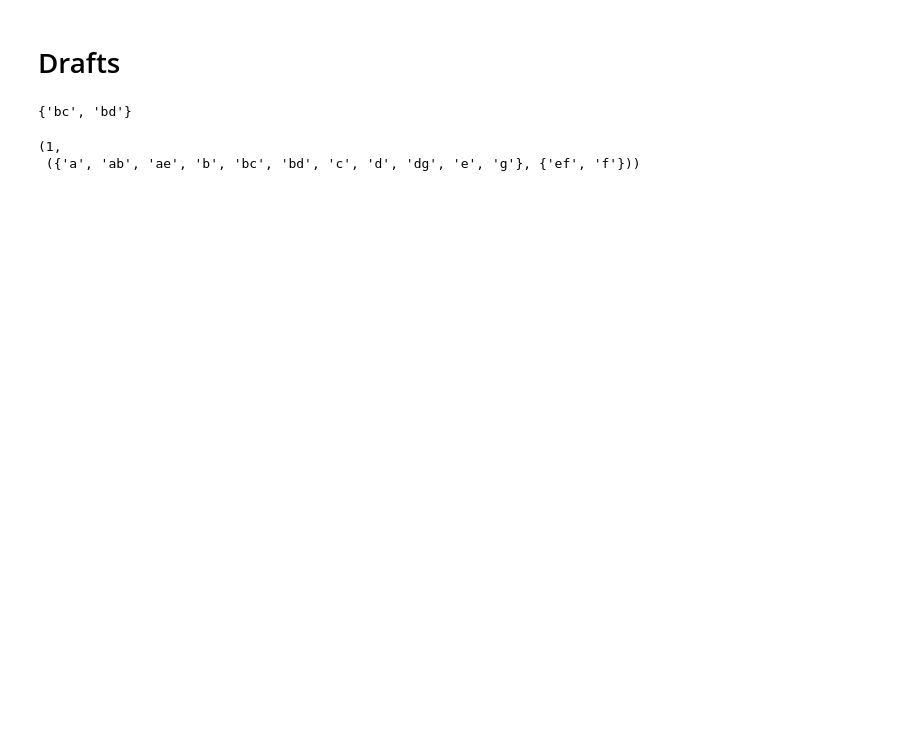
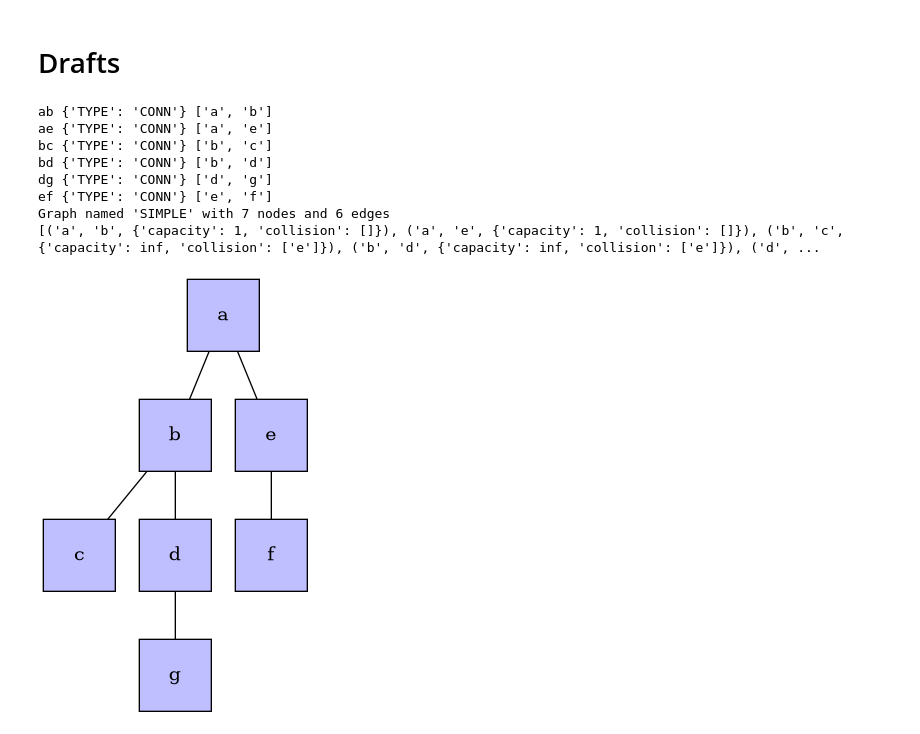
Before and after one commit to ArdooTala/Recon_Clustering, a Jupyter notebook: src/process.ipynb, the cells around one changed output. Cells and saved outputs as stored; diff of their text form; code cells hidden in the pictures; blank space fills up the shorter version.

```diff
--- a/src/process.ipynb
+++ b/src/process.ipynb
@@ -134,16 +76,7 @@ range(0, 3)
 # %% [markdown]
 # Drafts
-# %%
-nx.minimum_node_cut(assembly, "d", "e")
-# %% [output]
-{'bc', 'bd'}
 # %%
 kir = assembly.copy()
 
 for e in kir.edges:
     kir[e[0]][e[1]]['capacity'] = 1
-# %%
-nx.minimum_cut(kir, 'b', 'ef')
-# %% [output]
-(1,
- ({'a', 'ab', 'ae', 'b', 'bc', 'bd', 'c', 'd', 'dg', 'e', 'g'}, {'ef', 'f'}))
@@ -149,0 +85,24 @@ nx.minimum_cut(kir, 'b', 'ef')
+# %%
+assembly_simple = assembly.copy()
+
+for node, data in assembly.nodes.data():
+    if data['TYPE'] == 'CONN':
+        print(node, data, list(assembly.predecessors(node)))
+        assembly_simple.remove_node(node)
+        cap = float('inf') if assembly.out_degree[node] else 1
+        assembly_simple.add_edge(*assembly.predecessors(node), capacity=cap, collision=list(assembly.neighbors(node)))
+
+assembly_simple = assembly_simple.to_undirected()
+print(assembly_simple)
+print(assembly_simple.edges.data())
+vis_graph(assembly_simple)
+# %% [output]
+ab {'TYPE': 'CONN'} ['a', 'b']
+ae {'TYPE': 'CONN'} ['a', 'e']
+bc {'TYPE': 'CONN'} ['b', 'c']
+bd {'TYPE': 'CONN'} ['b', 'd']
+dg {'TYPE': 'CONN'} ['d', 'g']
+ef {'TYPE': 'CONN'} ['e', 'f']
+Graph named 'SIMPLE' with 7 nodes and 6 edges
+[('a', 'b', {'capacity': 1, 'collision': []}), ('a', 'e', {'capacity': 1, 'collision': []}), ('b', 'c', {'capacity': inf, 'collision': ['e']}), ('b', 'd', {'capacity': inf, 'collision': ['e']}), ('d', ...
+[figure, added]
```
Also changed, not shown: parts of 9 cells of this notebook.
